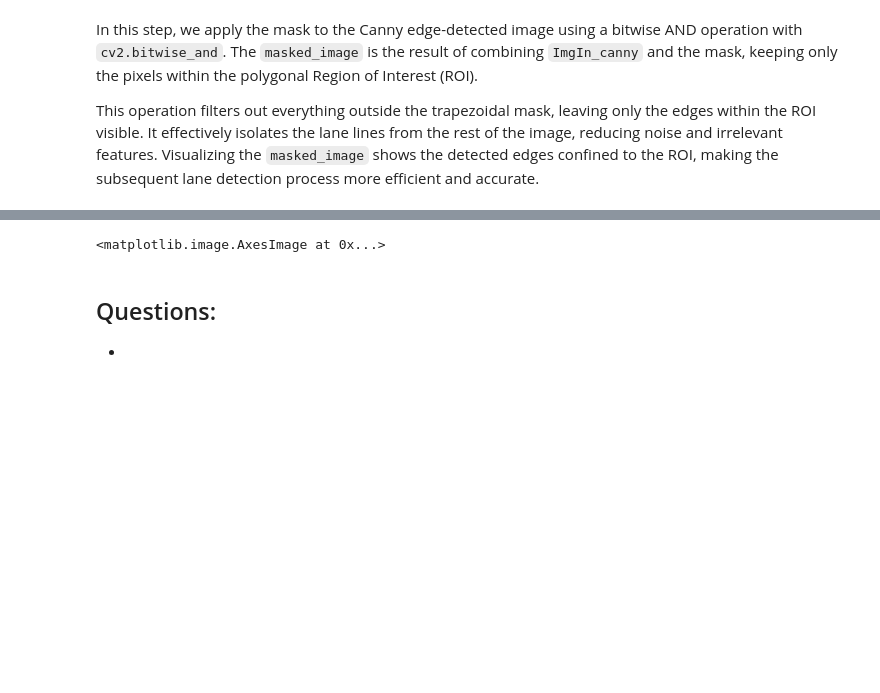
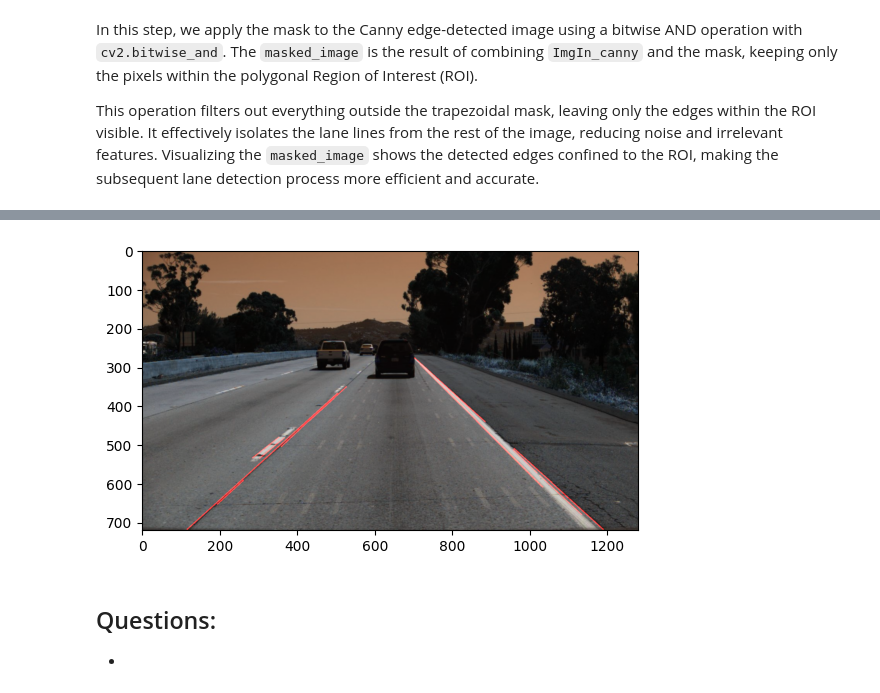
Before and after one commit to CuciureanuDan/Lane-Detection-Project, a Jupyter notebook: LaneDetectionProject.ipynb, the cells around one changed output, grey strips where cells are left out. Drawn from its saved outputs; the diff is of its cells as text; code cells hidden in the pictures; blank space fills up the shorter version.

```diff
--- a/LaneDetectionProject.ipynb
+++ b/LaneDetectionProject.ipynb
@@ -146,7 +164,9 @@ for line in lines:
-# %%
-plt.imshow(line_img)
-# %% [output]
-<matplotlib.image.AxesImage at 0x...>
+# %%
+img_with_lines = cv2.addWeighted(ImgIn, 0.8, line_img, 1, 0)
+plt.imshow(img_with_lines)
+plt.show()
+# %% [output]
+[figure, added]
 # %% [markdown]
 Questions:
 -
```
Also changed, not shown: parts of 8 cells of this notebook.
